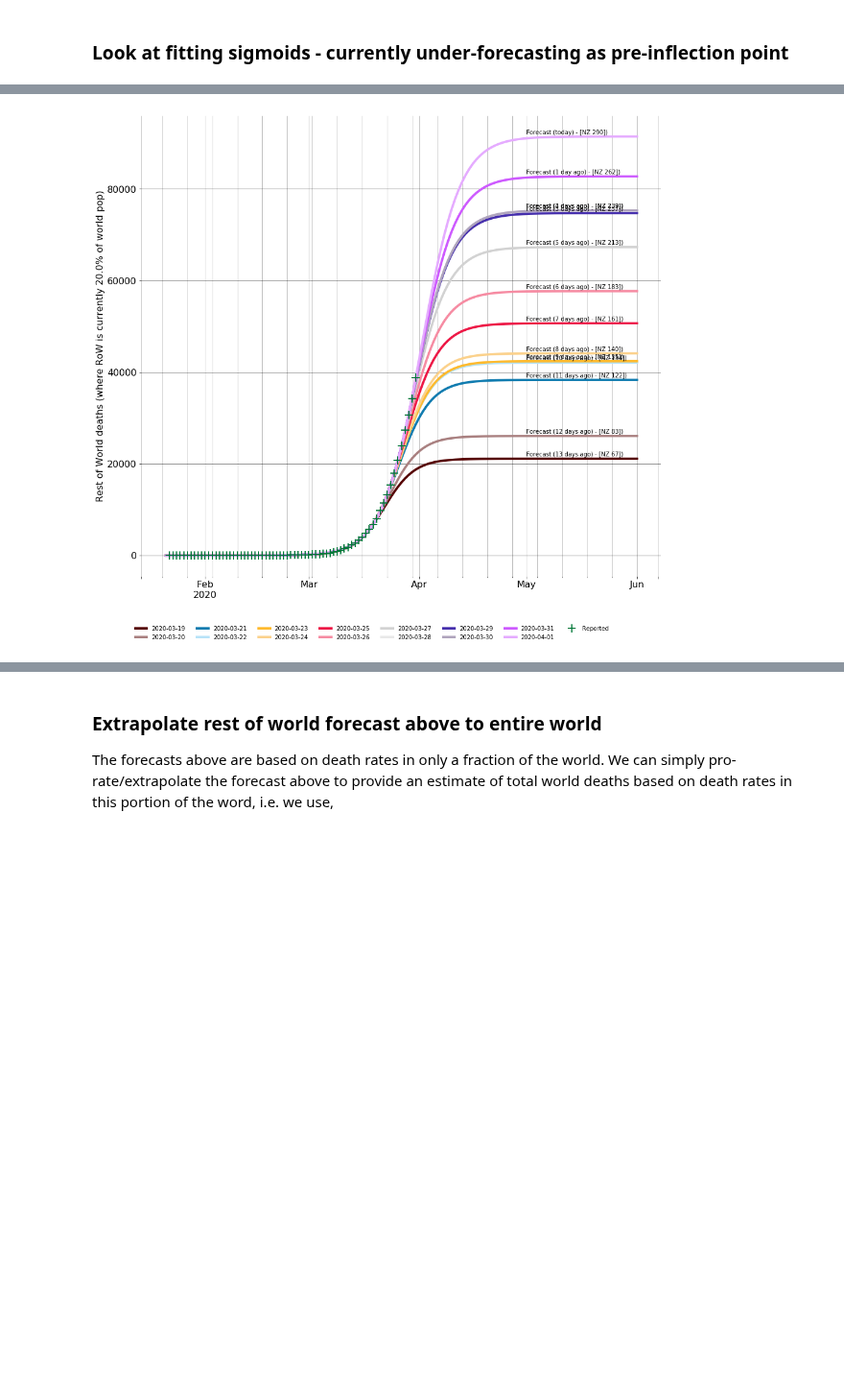
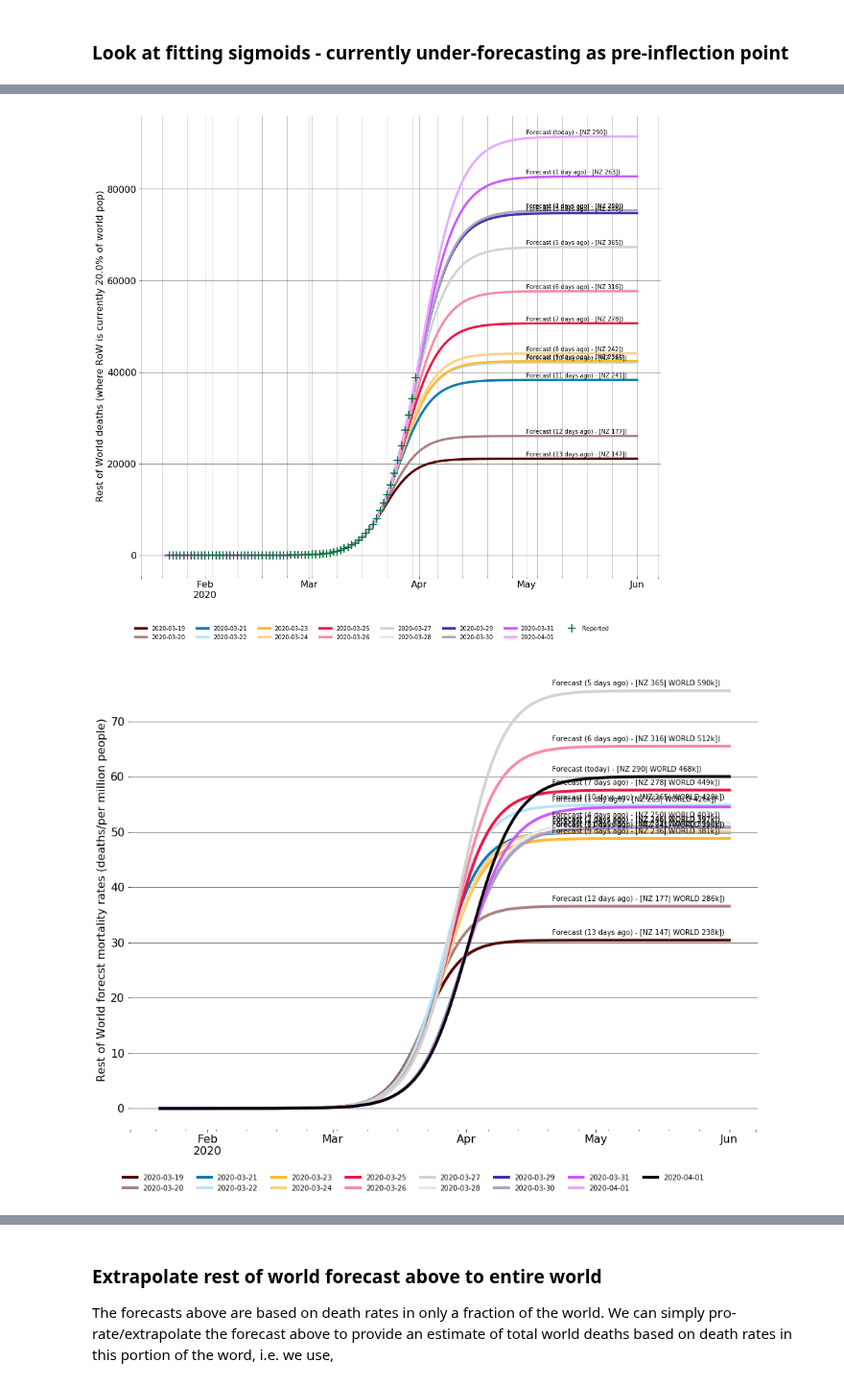
Before and after one commit to djhume/COVID-19, a Jupyter notebook: COVID-19.ipynb, the cells around one changed output, grey strips where cells are left out. Shown at 96% size. Saved outputs shown, nothing was run; the diff lists cells and outputs as text; code cells hidden in the pictures; blank space fills up the shorter version.

```diff
--- a/COVID-19.ipynb
+++ b/COVID-19.ipynb
@@ -423,11 +434,11 @@ for i in range(0, 14):
     try:
         if i==0:
             fsn[forecast_at] = fit_sigmoid(RoW_D, p0=[375000, date2num(datetime(2020,4,7)), 0.305, 10], end_date=datetime(2020,6,1)).Forecast
-            d[forecast_at] = math.ceil(NZ_pop*fsn[forecast_at].tail(1).values[0]/pop_total_with_more_than_100_deaths)
+            d[forecast_at] = math.ceil(NZ_pop*fsn[forecast_at].tail(1).values[0]/row_pop_size[forecast_at])
             d_text[forecast_at] = 'Forecast (today) - [NZ ' + str(d[forecast_at]) + '])'
         if i>0:
             fsn[forecast_at] = fit_sigmoid(RoW_D.iloc[:-i], p0=[375000, date2num(datetime(2020,4,7)), 0.305, 10], end_date=datetime(2020,6,1)).Forecast
-            d[forecast_at] = math.ceil(NZ_pop*fsn[forecast_at].tail(1).values[0]/pop_total_with_more_than_100_deaths)
+            d[forecast_at] = math.ceil(NZ_pop*fsn[forecast_at].tail(1).values[0]/row_pop_size[forecast_at])
             if i==1:
                 d_text[forecast_at] = 'Forecast (' + str(i) + ' day ago) - [NZ ' + str(d[forecast_at]) + '])'
             else:
@@ -454,6 +465,59 @@ legend_format(ax, cols=8)
 ax.set_ylabel('Rest of World deaths (where RoW is currently ' + str(pop_pc.round()) + '% of world pop)', fontsize=16)
 df_text.apply(lambda x: ax.text(x.x, x.y, x.text), axis=1)
 ax.grid('on', which='both')
+
+
+# lets attempt to repeat this but using mortality rates.  I.e., the increase seen may be due to the increase in the rest of world population data size.
+fsn = {}
+d = {}
+dw = {}
+d_text = {}
+
+for i in range(0, 14):
+    if i==0:
+        forecast_at = RoW_D.tail(1).index[0].date()
+    else:
+        forecast_at = RoW_D.iloc[:-i].tail(1).index[0].date()
+
+    try:
+        if i==0:
+            fsn[forecast_at] = fit_sigmoid(RoW_D, p0=[375000, date2num(datetime(2020,4,7)), 0.305, 10], end_date=datetime(2020,6,1)).Forecast
+            fsn[forecast_at] = 1e6*fsn[forecast_at]/row_pop_size[forecast_at]
+            d[forecast_at] = math.ceil(NZ_pop*fsn[forecast_at].tail(1).values[0]/1e6)
+            dw[forecast_at] = int(math.ceil(pop.sum()*fsn[forecast_at].tail(1).values[0]/1e9))
+            d_text[forecast_at] = 'Forecast (today) - [NZ ' + str(d[forecast_at]) + '| WORLD ' + str(dw[forecast_at]) + 'k])'
+        if i>0:
+            fsn[forecast_at] = fit_sigmoid(RoW_D.iloc[:-i], p0=[375000, date2num(datetime(2020,4,7)), 0.305, 10], end_date=datetime(2020,6,1)).Forecast
+            fsn[forecast_at] = 1e6*fsn[forecast_at]/row_pop_size[forecast_at]
+            d[forecast_at] = math.ceil(NZ_pop*fsn[forecast_at].tail(1).values[0]/1e6)
+            dw[forecast_at] = int(math.ceil(pop.sum()*fsn[forecast_at].tail(1).values[0]/1e9))
+            if i==1:
+                d_text[forecast_at] = 'Forecast (' + str(i) + ' day ago) - [NZ ' + str(d[forecast_at]) + '| WORLD ' + str(dw[forecast_at]) +'k])'
+            else:
+                d_text[forecast_at] = 'Forecast (' + str(i) + ' days ago) - [NZ ' + str(d[forecast_at]) + '| WORLD ' + str(dw[forecast_at]) +'k])'
+    except:
+        print(str(i) + ' failed')
+        pass
+    # Death totals pro-rated to NZ population
+df_fsn = pd.DataFrame(fsn)
+
+x_date = datetime(2020,4,21)
+y_shift=1
+
+df_text = pd.DataFrame({'x': x_date,
+                        'y': df_fsn.iloc[-1]+y_shift,
+                        'text': pd.Series(d_text)})
+
+fig = plt.figure(2, figsize=[16,12])
+ax = fig.add_subplot(111)
+df_fsn.plot(ax=ax, lw=4, fontsize=16)
+df_fsn.iloc[:, -1].plot(ax=ax, color='k', lw=4, fontsize=16)
+#fs_r.plot(ax=ax, marker="+", lw=0, ms=14, mew=2)
+plot_formatting(ax)
+legend_format(ax, cols=8)
+ax.set_ylabel('Rest of World forecst mortality rates (deaths/per million people)', fontsize=16)
+df_text.apply(lambda x: ax.text(x.x, x.y, x.text), axis=1)
+#ax.grid('on', which='both')
 # %% [output]
 [375000, 737522.0, 0.305, 10]
 [375000, 737522.0, 0.305, 10]
@@ -476 +569,2 @@ Passing one of 'on', 'true', 'off', 'false' as a boolean is deprecated; use an a
 [figure]
+[figure, added]
```
Also changed, not shown: parts of 7 cells of this notebook.
